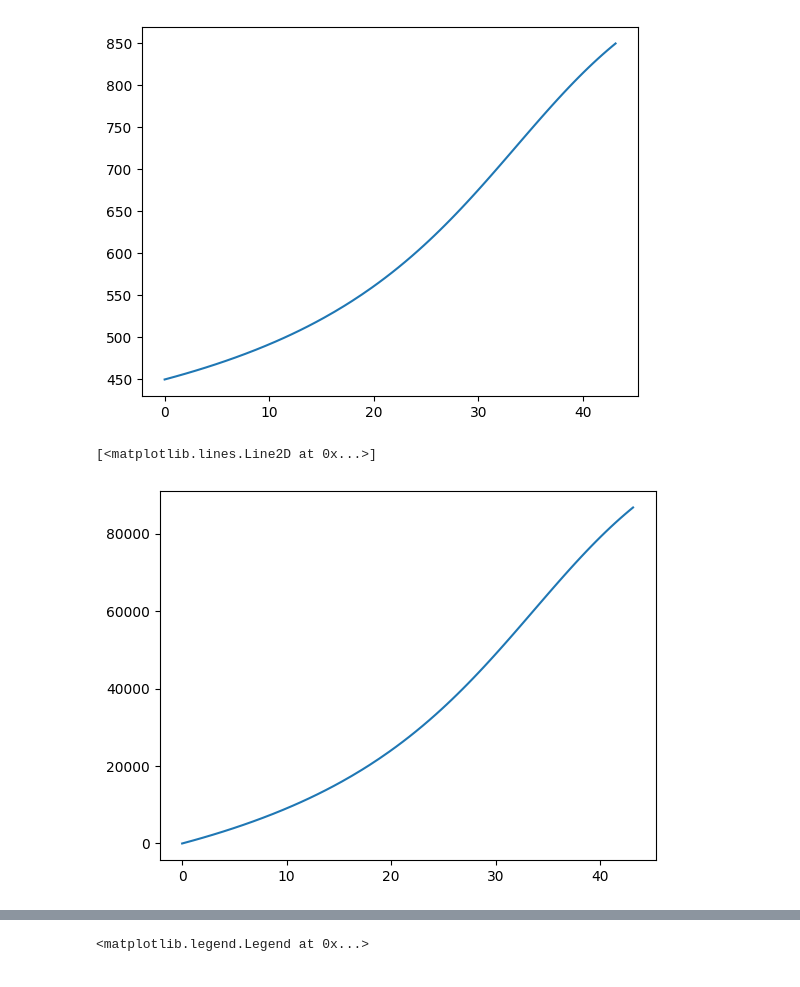
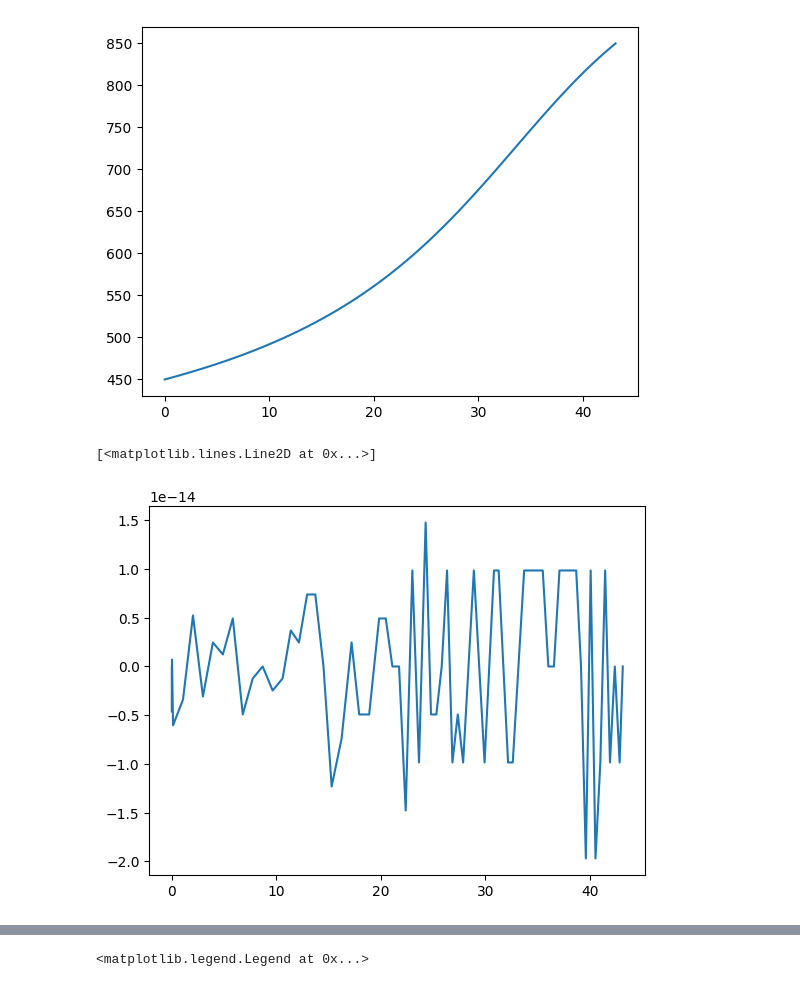
Before and after one commit to nibhscripta/Spring-2023, a Jupyter notebook: CHEN 364/CHEN 364 HW6/CHEN364_HW5.ipynb, the cells around one changed output, grey strips where cells are left out. Cells and saved outputs as stored; diff of their text form; code cells hidden in the pictures.

```diff
--- a/CHEN 364/CHEN 364 HW6/CHEN364_HW5.ipynb
+++ b/CHEN 364/CHEN 364 HW6/CHEN364_HW5.ipynb
@@ -47,11 +47,11 @@ print((450 + 500 * sol.y[0])[-1])
 # %%
 def Q(X, T):
     F_A0 = 10 * 20 / 0.08206 / 450
-    return F_A0 * (40000 * (T - 450) + 20000 * X)
+    return F_A0 * (40 * (T - 450) - 20000 * X)
 
 X = sol.y[0]
 T = 450 + 500 * sol.y[0]
 plt.plot(sol.t, Q(X, T)/1000)
 # %% [output]
 [<matplotlib.lines.Line2D at 0x...>]
-[figure, old version]
+[figure, new version]
```
Also changed, not shown: parts of 2 cells of this notebook, 6 other files.
